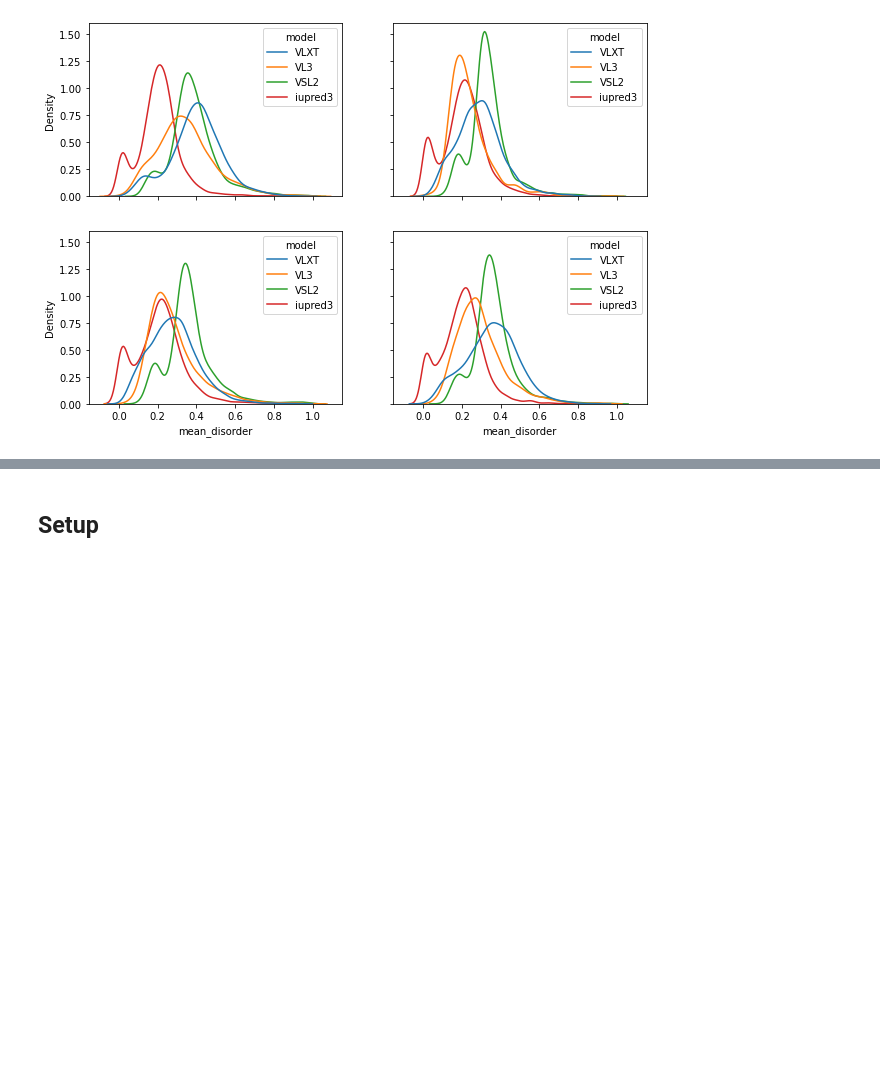
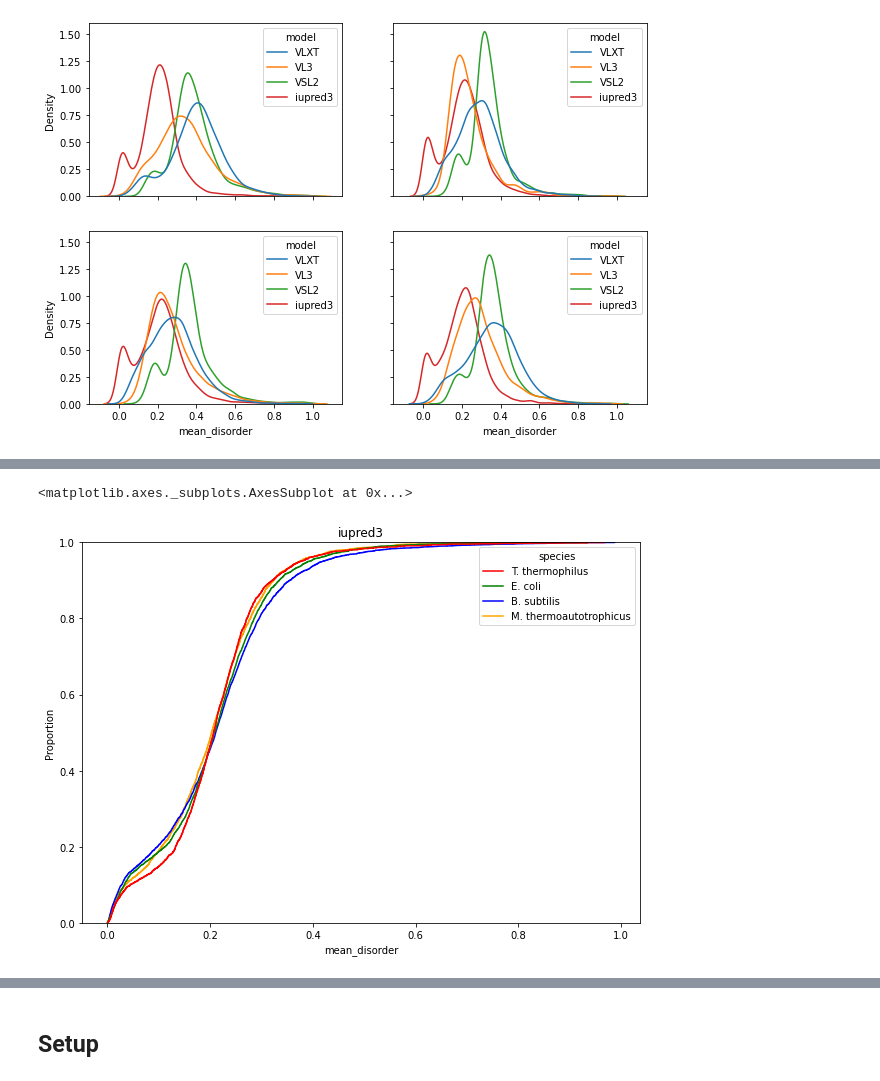
Before and after one commit to alibekk93/IDP_analysis, a Jupyter notebook: IDP_analysis.ipynb, the cells around one changed output, grey strips where cells are left out. Drawn from its saved outputs; the diff is of its cells as text; code cells hidden in the pictures; blank space fills up the shorter version.

```diff
--- a/IDP_analysis.ipynb
+++ b/IDP_analysis.ipynb
@@ -84,0 +113,12 @@ TT_separate_models_means
+# %%
+m = models[3]
+
+fig, ax = plt.subplots(figsize=(10,7))
+
+plt.title(m)
+
+sns.ecdfplot(data=model_means[model_means.model==m].reset_index(),
+            x='mean_disorder', hue='species', palette=['red', 'green', 'blue', 'orange'])
+# %% [output]
+<matplotlib.axes._subplots.AxesSubplot at 0x...>
+[figure, added]
```
Also changed, not shown: parts of 14 cells of this notebook.
